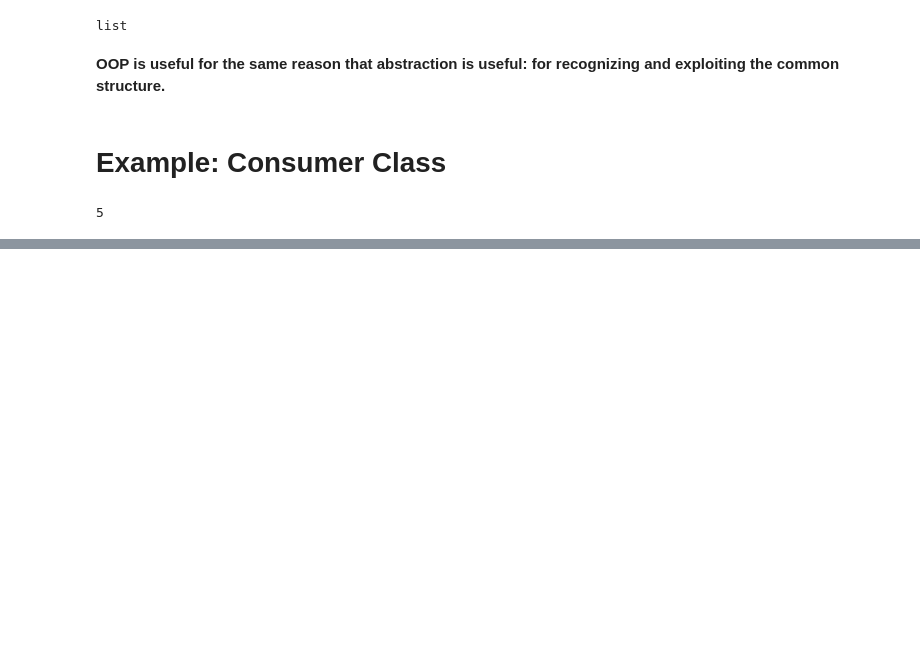
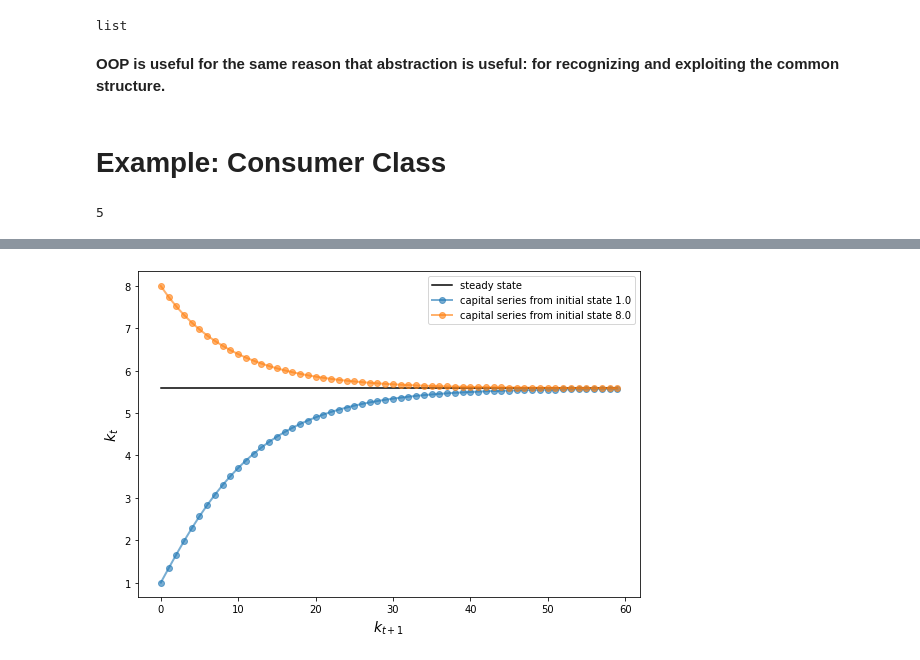
Before and after one commit to JMCass/Economics-Python, a Jupyter notebook: QE_Chapter7.ipynb, the cells around one changed output, grey strips where cells are left out. Saved outputs shown, nothing was run; the diff lists cells and outputs as text; code cells hidden in the pictures; blank space fills up the shorter version.

Commit message:
Solow Model

```diff
--- a/QE_Chapter7.ipynb
+++ b/QE_Chapter7.ipynb
@@ -58,0 +169,19 @@ c1.riqueza
+# %%
+s1 = Solow()
+s2 = Solow(k=8.0)
+T = 60
+fig, ax = plt.subplots(figsize=(9, 6))
+
+# Plot the common steady state value of capital
+ax.plot([s1.steady_state()]*T, 'k-', label='steady state')
+# Plot time series for each economy
+for s in s1, s2:
+    lb = f'capital series from initial state {s.k}'
+    ax.plot(s.generate_sequence(T), 'o-', lw=2, alpha=0.6, label=lb)
+
+ax.set_xlabel('$k_{t+1}$', fontsize=14)
+ax.set_ylabel('$k_t$', fontsize=14)
+ax.legend()
+plt.show()
+# %% [output]
+[figure, added]
```
Also changed, not shown: parts of 12 cells of this notebook.
